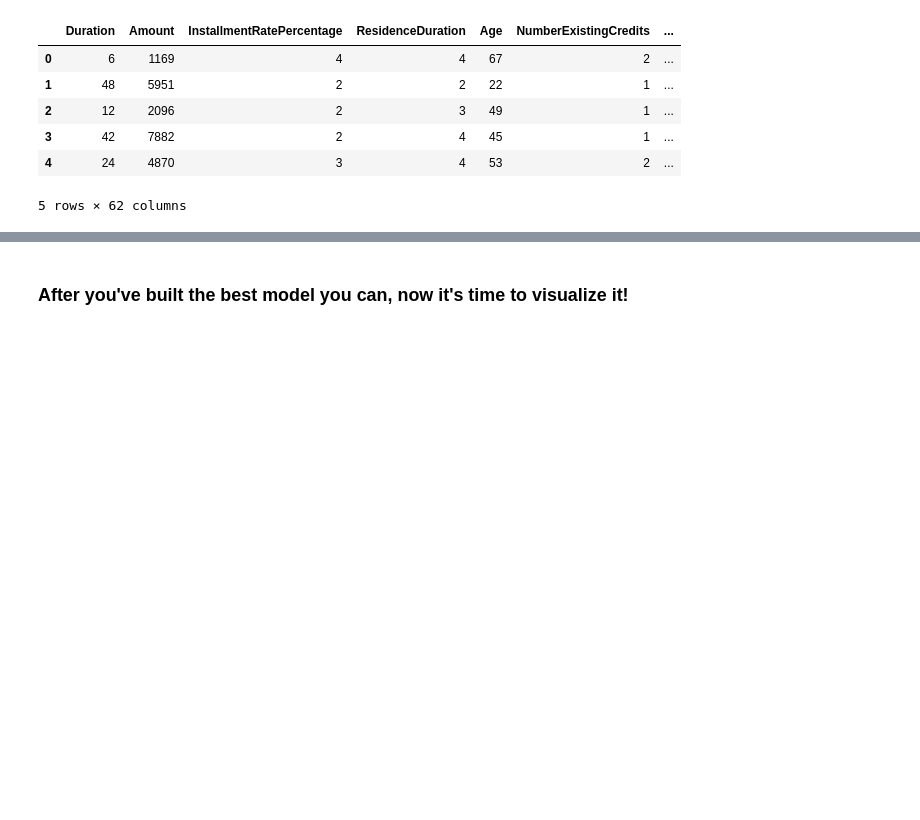
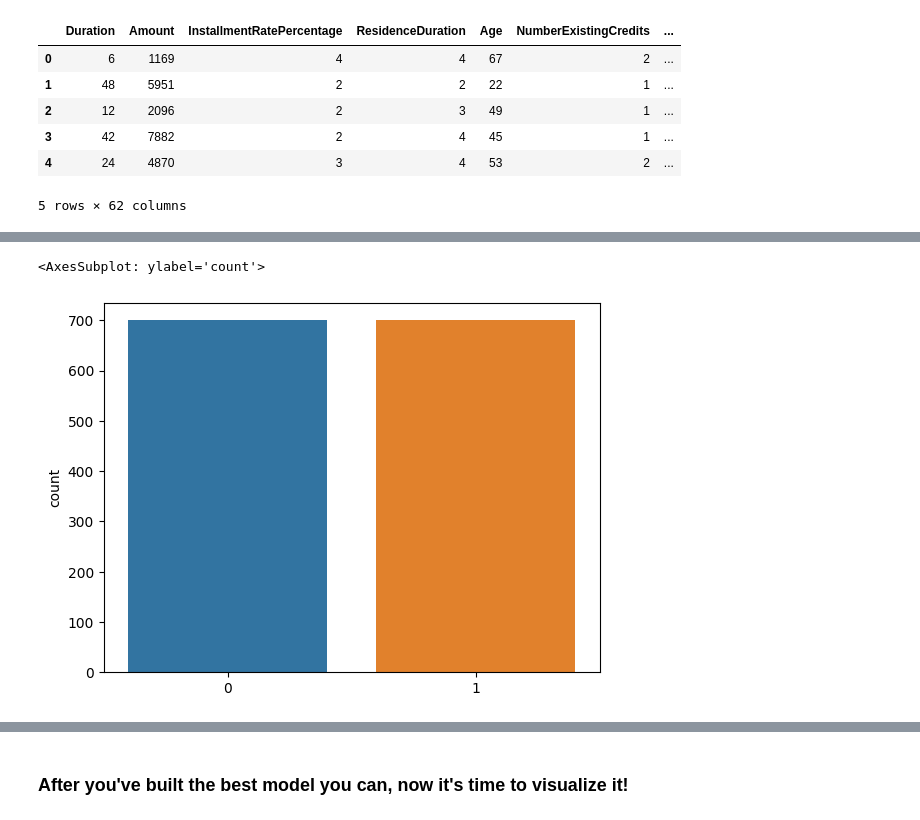
Before and after one commit to aw109/mec-mini-projects, a Jupyter notebook: mec-13.5.1-tree-based-algorithms-mini-project/Mini_Project_Tree-Based_Algorithms.ipynb, the cells around one changed output, grey strips where cells are left out. Drawn from its saved outputs; the diff is of its cells as text; code cells hidden in the pictures; blank space fills up the shorter version.

```diff
--- a/mec-13.5.1-tree-based-algorithms-mini-project/Mini_Project_Tree-Based_Algorithms.ipynb
+++ b/mec-13.5.1-tree-based-algorithms-mini-project/Mini_Project_Tree-Based_Algorithms.ipynb
@@ -68,2 +90,16 @@ df.head()
+# %%
+#use SMOTE to unbalance dataset
+smote = SMOTE()
+
+X = df.drop('Class',axis=1).values
+y = df.Class.values
+
+# fit predictor and target variable
+X_smote, y_smote = smote.fit_resample(X, y)
+
+sns.countplot(x = y_smote)
+# %% [output]
+<AxesSubplot: ylabel='count'>
+[figure, added]
 # %%
 # Split the data into a training and test set.
```
Also changed, not shown: parts of 29 cells of this notebook.
